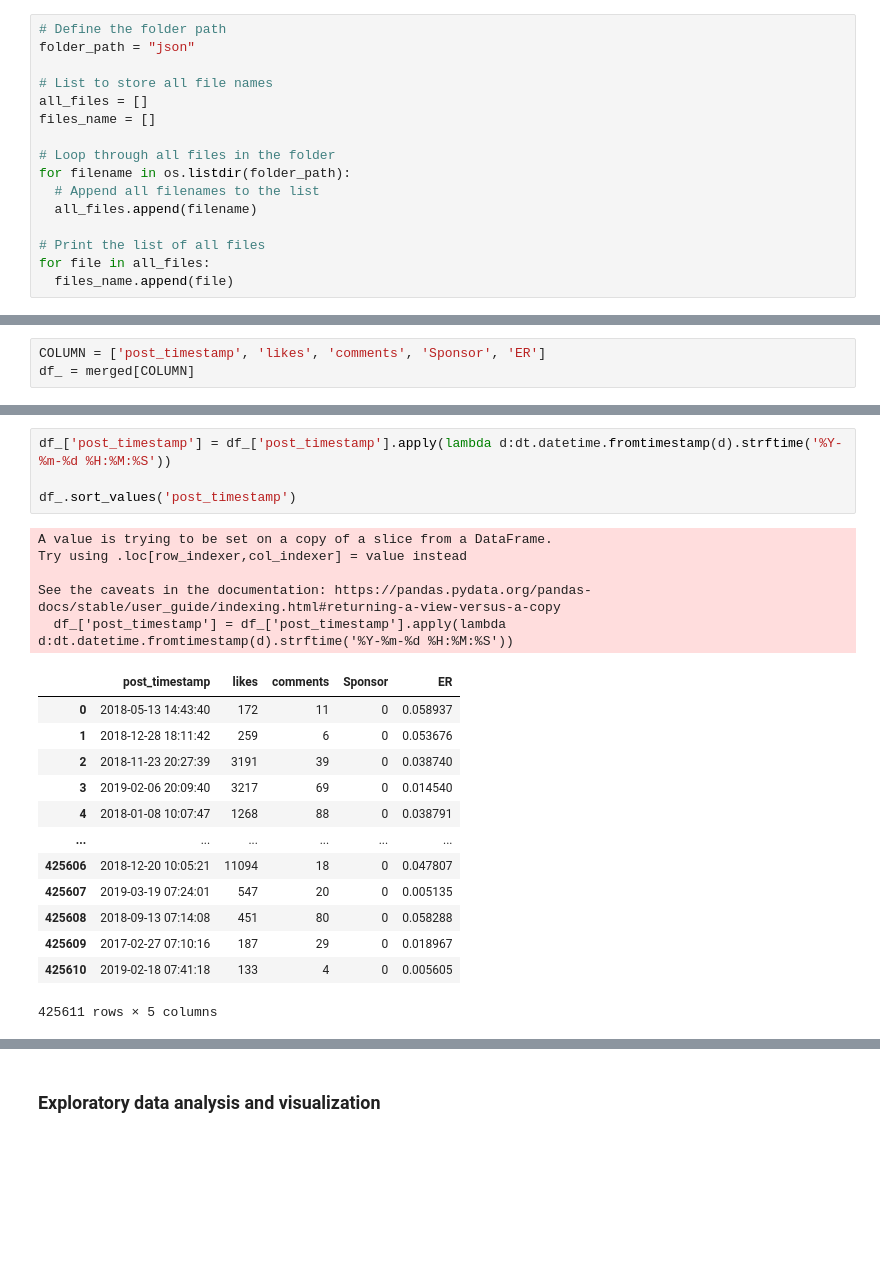
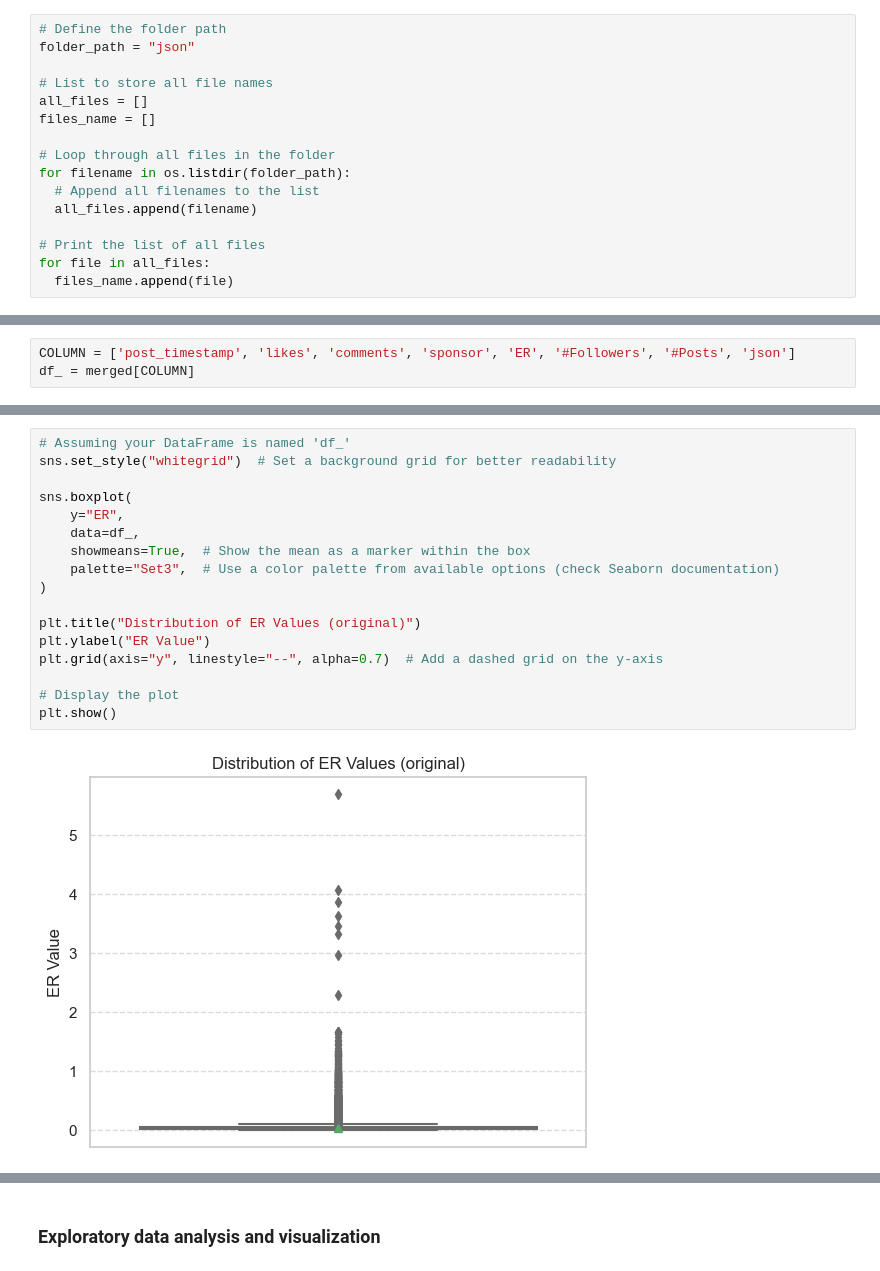
Before and after one commit to nicoolesy/SI699w24_Posts_Images, a Jupyter notebook: timeseries_analysis.ipynb, the cells around one changed output, grey strips where cells are left out. Drawn from its saved outputs; the diff is of its cells as text; blank space fills up the shorter version.

```diff
--- a/timeseries_analysis.ipynb
+++ b/timeseries_analysis.ipynb
@@ -167,5 +230,5 @@ merged
 # %%
-COLUMN = ['post_timestamp', 'likes', 'comments', 'Sponsor', 'ER']
+COLUMN = ['post_timestamp', 'likes', 'comments', 'sponsor', 'ER', '#Followers', '#Posts', 'json']
 df_ = merged[COLUMN]
 # %%
 # Check data types and missing values
@@ -194,23 +257,19 @@ max         5.692497
-# %%
-df_['post_timestamp'] = df_['post_timestamp'].apply(lambda d:dt.datetime.fromtimestamp(d).strftime('%Y-%m-%d %H:%M:%S'))
-
-df_.sort_values('post_timestamp')
-# %% [output]
-A value is trying to be set on a copy of a slice from a DataFrame.
-Try using .loc[row_indexer,col_indexer] = value instead
-
-See the caveats in the documentation: https://pandas.pydata.org/pandas-docs/stable/user_guide/indexing.html#returning-a-view-versus-a-copy
-  df_['post_timestamp'] = df_['post_timestamp'].apply(lambda d:dt.datetime.fromtimestamp(d).strftime('%Y-%m-%d %H:%M:%S'))
-|  | post_timestamp | likes | comments | Sponsor | ER |
-| 0 | 2018-05-13 14:43:40 | 172 | 11 | 0 | 0.058937 |
-| 1 | 2018-12-28 18:11:42 | 259 | 6 | 0 | 0.053676 |
-| 2 | 2018-11-23 20:27:39 | 3191 | 39 | 0 | 0.038740 |
-| 3 | 2019-02-06 20:09:40 | 3217 | 69 | 0 | 0.014540 |
-| 4 | 2018-01-08 10:07:47 | 1268 | 88 | 0 | 0.038791 |
-| ... | ... | ... | ... | ... | ... |
-| 425606 | 2018-12-20 10:05:21 | 11094 | 18 | 0 | 0.047807 |
-| 425607 | 2019-03-19 07:24:01 | 547 | 20 | 0 | 0.005135 |
-| 425608 | 2018-09-13 07:14:08 | 451 | 80 | 0 | 0.058288 |
-| 425609 | 2017-02-27 07:10:16 | 187 | 29 | 0 | 0.018967 |
-| 425610 | 2019-02-18 07:41:18 | 133 | 4 | 0 | 0.005605 |
-425611 rows × 5 columns
+# %%
+# Assuming your DataFrame is named 'df_'
+sns.set_style("whitegrid")  # Set a background grid for better readability
+
+sns.boxplot(
+    y="ER",
+    data=df_,
+    showmeans=True,  # Show the mean as a marker within the box
+    palette="Set3",  # Use a color palette from available options (check Seaborn documentation)
+)
+
+plt.title("Distribution of ER Values (original)")
+plt.ylabel("ER Value")
+plt.grid(axis="y", linestyle="--", alpha=0.7)  # Add a dashed grid on the y-axis
+
+# Display the plot
+plt.show()
+# %% [output]
+[figure, added]
```
Also changed, not shown: parts of 76 cells of this notebook.
